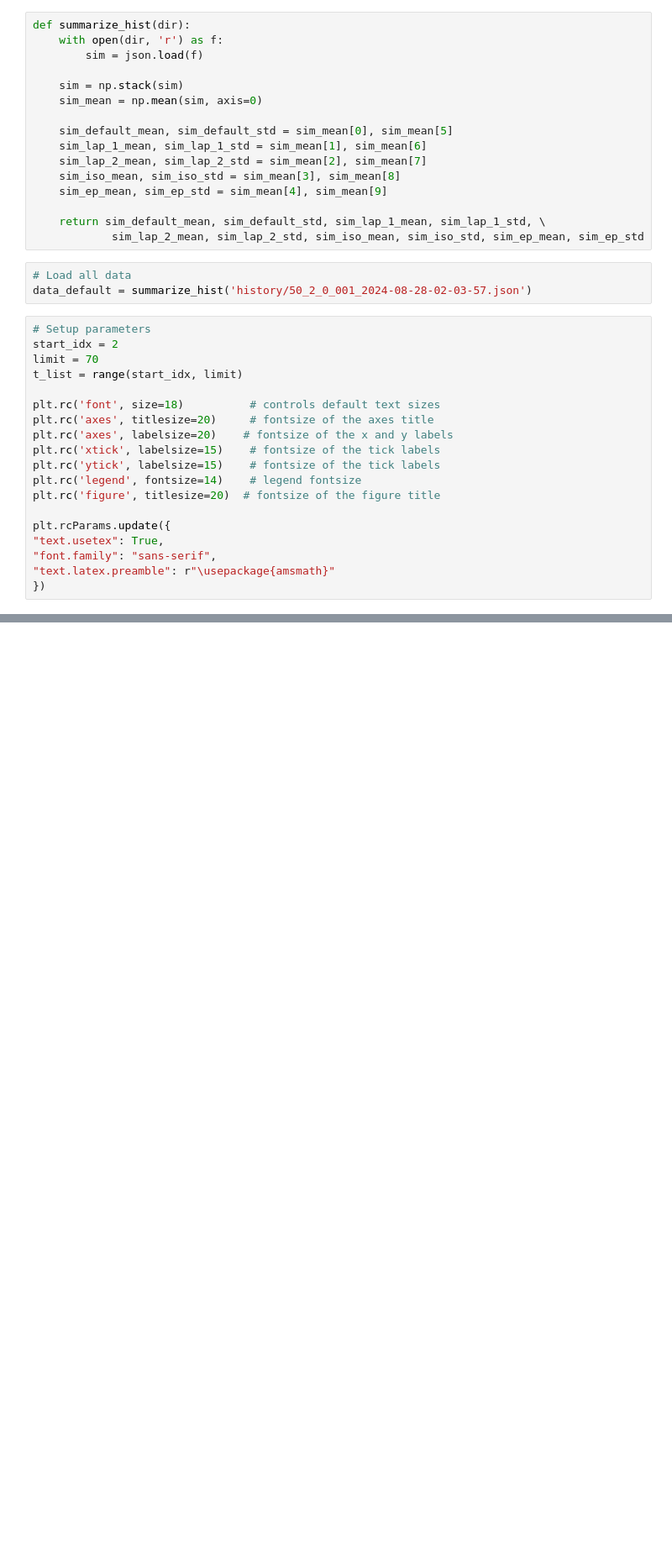
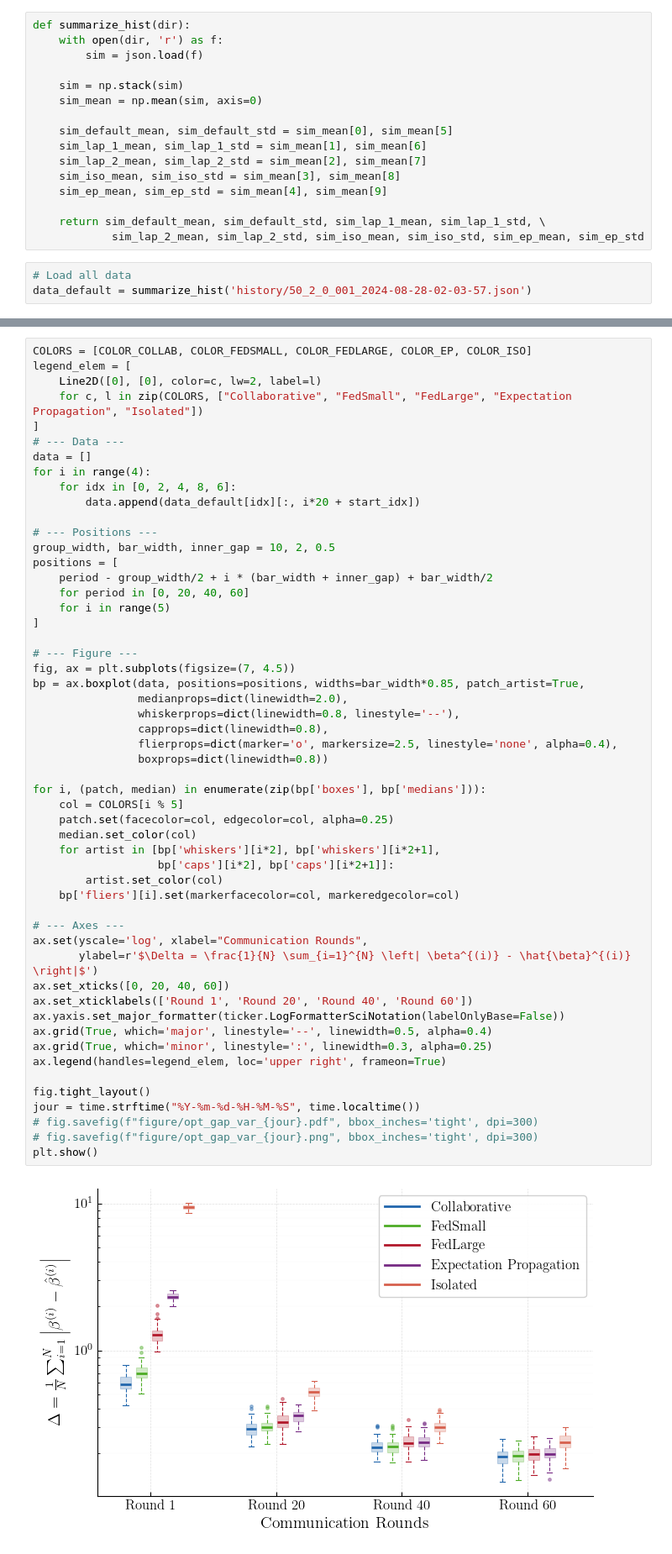
Before and after one commit to pmano-uw/federated_CBM, a Jupyter notebook: linear_degradation_mcmc/plotting.ipynb, the cells around one changed output, grey strips where cells are left out. Shown at 84% size. Drawn from its saved outputs; the diff is of its cells as text; blank space fills up the shorter version.

```diff
--- a/linear_degradation_mcmc/plotting.ipynb
+++ b/linear_degradation_mcmc/plotting.ipynb
@@ -23,22 +23,3 @@ def summarize_hist(dir):
 # %%
 # Load all data
 data_default = summarize_hist('history/50_2_0_001_2024-08-28-02-03-57.json')
-# %%
-# Setup parameters
-start_idx = 2
-limit = 70
-t_list = range(start_idx, limit)
-
-plt.rc('font', size=18)          # controls default text sizes
-plt.rc('axes', titlesize=20)     # fontsize of the axes title
-plt.rc('axes', labelsize=20)    # fontsize of the x and y labels
-plt.rc('xtick', labelsize=15)    # fontsize of the tick labels
-plt.rc('ytick', labelsize=15)    # fontsize of the tick labels
-plt.rc('legend', fontsize=14)    # legend fontsize
-plt.rc('figure', titlesize=20)  # fontsize of the figure title
-
-plt.rcParams.update({
-"text.usetex": True,
-"font.family": "sans-serif",
-"text.latex.preamble": r"\usepackage{amsmath}"
-})
@@ -321,0 +150,55 @@ for n in N:
+# %%
+COLORS = [COLOR_COLLAB, COLOR_FEDSMALL, COLOR_FEDLARGE, COLOR_EP, COLOR_ISO]
+legend_elem = [
+    Line2D([0], [0], color=c, lw=2, label=l)
+    for c, l in zip(COLORS, ["Collaborative", "FedSmall", "FedLarge", "Expectation Propagation", "Isolated"])
+]
+# --- Data ---
+data = []
+for i in range(4):
+    for idx in [0, 2, 4, 8, 6]:
+        data.append(data_default[idx][:, i*20 + start_idx])
+
+# --- Positions ---
+group_width, bar_width, inner_gap = 10, 2, 0.5
+positions = [
+    period - group_width/2 + i * (bar_width + inner_gap) + bar_width/2
+    for period in [0, 20, 40, 60]
+    for i in range(5)
+]
+
+# --- Figure ---
+fig, ax = plt.subplots(figsize=(7, 4.5))
+bp = ax.boxplot(data, positions=positions, widths=bar_width*0.85, patch_artist=True,
+                medianprops=dict(linewidth=2.0),
+                whiskerprops=dict(linewidth=0.8, linestyle='--'),
+                capprops=dict(linewidth=0.8),
+                flierprops=dict(marker='o', markersize=2.5, linestyle='none', alpha=0.4),
+                boxprops=dict(linewidth=0.8))
+
+for i, (patch, median) in enumerate(zip(bp['boxes'], bp['medians'])):
+    col = COLORS[i % 5]
+    patch.set(facecolor=col, edgecolor=col, alpha=0.25)
+    median.set_color(col)
+    for artist in [bp['whiskers'][i*2], bp['whiskers'][i*2+1],
+                   bp['caps'][i*2], bp['caps'][i*2+1]]:
+        artist.set_color(col)
+    bp['fliers'][i].set(markerfacecolor=col, markeredgecolor=col)
+
+# --- Axes ---
+ax.set(yscale='log', xlabel="Communication Rounds",
+       ylabel=r'$\Delta = \frac{1}{N} \sum_{i=1}^{N} \left| \beta^{(i)} - \hat{\beta}^{(i)} \right|$')
+ax.set_xticks([0, 20, 40, 60])
+ax.set_xticklabels(['Round 1', 'Round 20', 'Round 40', 'Round 60'])
+ax.yaxis.set_major_formatter(ticker.LogFormatterSciNotation(labelOnlyBase=False))
+ax.grid(True, which='major', linestyle='--', linewidth=0.5, alpha=0.4)
+ax.grid(True, which='minor', linestyle=':', linewidth=0.3, alpha=0.25)
+ax.legend(handles=legend_elem, loc='upper right', frameon=True)
+
+fig.tight_layout()
+jour = time.strftime("%Y-%m-%d-%H-%M-%S", time.localtime())
+# fig.savefig(f"figure/opt_gap_var_{jour}.pdf", bbox_inches='tight', dpi=300)
+# fig.savefig(f"figure/opt_gap_var_{jour}.png", bbox_inches='tight', dpi=300)
+plt.show()
+# %% [output]
+[figure, added]
```
Also changed, not shown: parts of 11 cells of this notebook, 6 other files.
